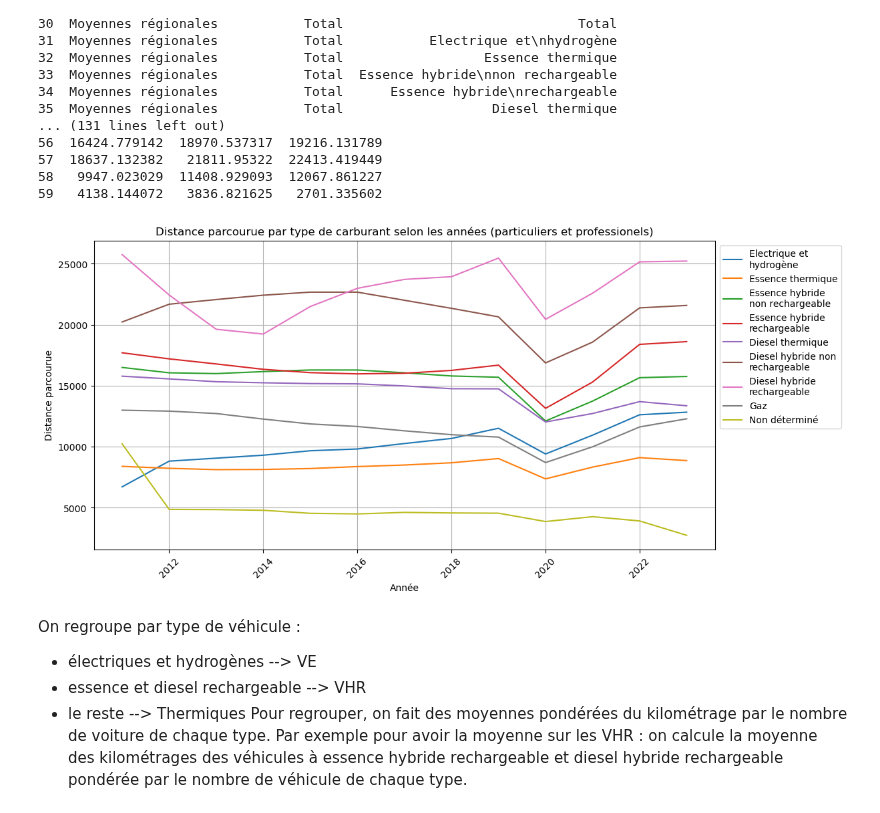
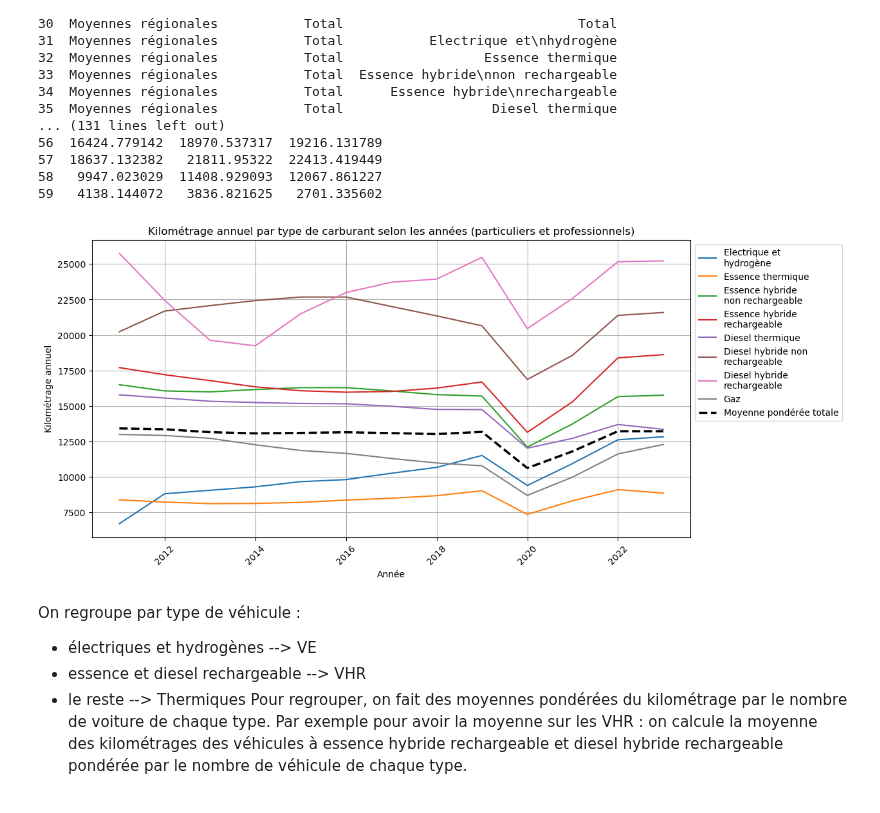
Before and after one commit to HugoMorand/Statapp, a Jupyter notebook: StatDes/plot.ipynb, the cells around one changed output. Saved outputs shown, nothing was run; the diff lists cells and outputs as text; code cells hidden in the pictures.

```diff
--- a/StatDes/plot.ipynb
+++ b/StatDes/plot.ipynb
@@ -94,41 +94,71 @@ df_with_modifications.to_csv("/home/onyxia/work/Statapp/Bases/parc_vp_region_202
 58   9947.023029  11408.929093  12067.861227
 59   4138.144072   3836.821625   2701.335602
 # %%
+import matplotlib.pyplot as plt
+import pandas as pd
 
-'''
-Tracer les kilométrages annuels selon les années selon les carburants.
-'''
 # Charger les données dans un DataFrame
 df_km_tot = df_with_modifications.iloc[:10].reset_index(drop=True)
 
-# Renommer les colonnes pour éviter les "Unnamed" (à changer un peu parce que c'est pas sur que ce soit le bon nom)
+# Renommer les colonnes pour éviter les "Unnamed"
 df_km_tot.rename(columns={"Unnamed: 1": "Statut", "Unnamed: 2": "Carburant"}, inplace=True)
 
-# Filtrer pour exclure la ligne "Total" dans la colonne "Carburant"
+# Filtrer pour exclure la ligne "Total" et "Non déterminé" dans la colonne "Carburant"
 df_km_tot = df_km_tot[df_km_tot["Carburant"] != "Total"]
+df_km_tot = df_km_tot[df_km_tot["Carburant"] != "Non déterminé"]
 
 # Sélectionner les années (colonnes à partir de la 4ᵉ colonne)
 years = df_km_tot.columns[3:]
 
+# Dictionnaire des nombres de véhicules par type de carburant
+nb_vehicules = {
+    'Diesel thermique': 4445,
+    'Essence thermique': 3610,
+    'Gaz': 2422,
+    'Essence hybride\nnon rechargeable': 1482,
+    'Electrique et\nhydrogène': 1244,
+    'Essence hybride\nrechargeable': 902,
+    'Diesel hybride\nrechargeable': 425,
+    'Diesel hybride non\nrechargeable': 496
+}
 
-# Tracer les courbes
+# Calcul de la moyenne pondérée totale pour chaque année
+moyenne_ponderee_totale = []
+
+for year in years:
+    numerateur = 0
+    denominateur = 0
+
+    for _, row in df_km_tot.iterrows():
+        carburant = row["Carburant"]
+        if carburant in nb_vehicules:
+            numerateur += row[year] * nb_vehicules[carburant]
+            denominateur += nb_vehicules[carburant]
+
+    moyenne_ponderee_totale.append(numerateur / denominateur if denominateur != 0 else 0)
+
+# 🔹 Tracer les courbes pour chaque carburant
 plt.figure(figsize=(12, 6))
 
 for _, row in df_km_tot.iterrows():
     plt.plot(years, row[3:].values, label=row["Carburant"])  # Tracer chaque ligne
 
+# 🔹 Ajouter la courbe de la moyenne pondérée totale
+plt.plot(years, moyenne_ponderee_totale, label="Moyenne pondérée totale",
+         linestyle="--", color="black", linewidth=2.5)
+
 # Personnalisation du graphique
 plt.xlabel("Année")
 plt.ylabel("Kilométrage annuel")
-plt.title("Kilométrge annuel par type de carburant selon les années (particuliers et professionels)")
-plt.legend(loc="upper left", bbox_to_anchor=(1, 1))  # Mettre la légende en dehors du graphe
+plt.title("Kilométrage annuel par type de carburant selon les années (particuliers et professionnels)")
+plt.legend(loc="upper left", bbox_to_anchor=(1, 1))  # Légende en dehors du graphe
+plt.xticks(rotation=45)  # Rotation des années pour lisibilité
+plt.grid(True)
 
 # Afficher le graphique
-plt.xticks(rotation=45)  # Rotation des années pour une meilleure lisibilité
-plt.grid(True)
 plt.show()
 # %% [output]
-[figure, old version]
+[figure, new version]
 # %% [markdown]
 On regroupe par type de véhicule :
 - électriques et hydrogènes --> VE
```
Also changed, not shown: parts of 5 cells of this notebook.
